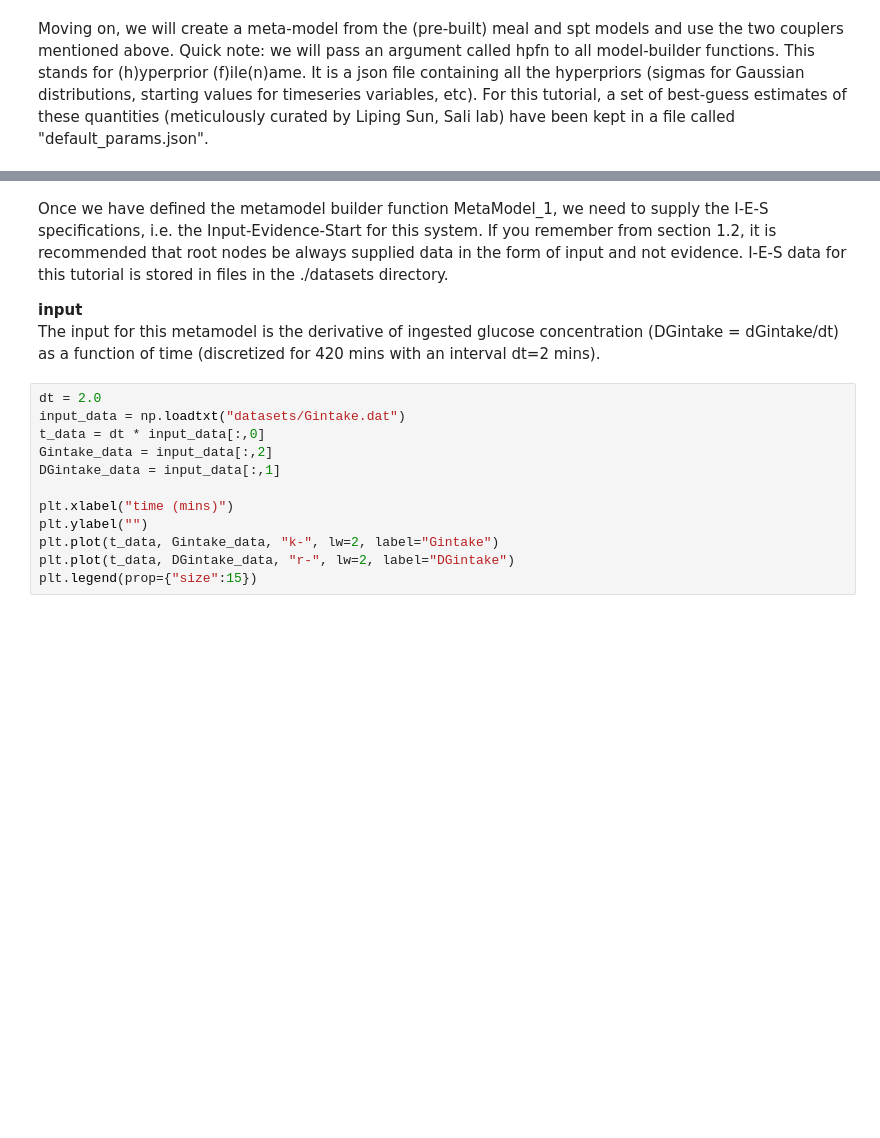
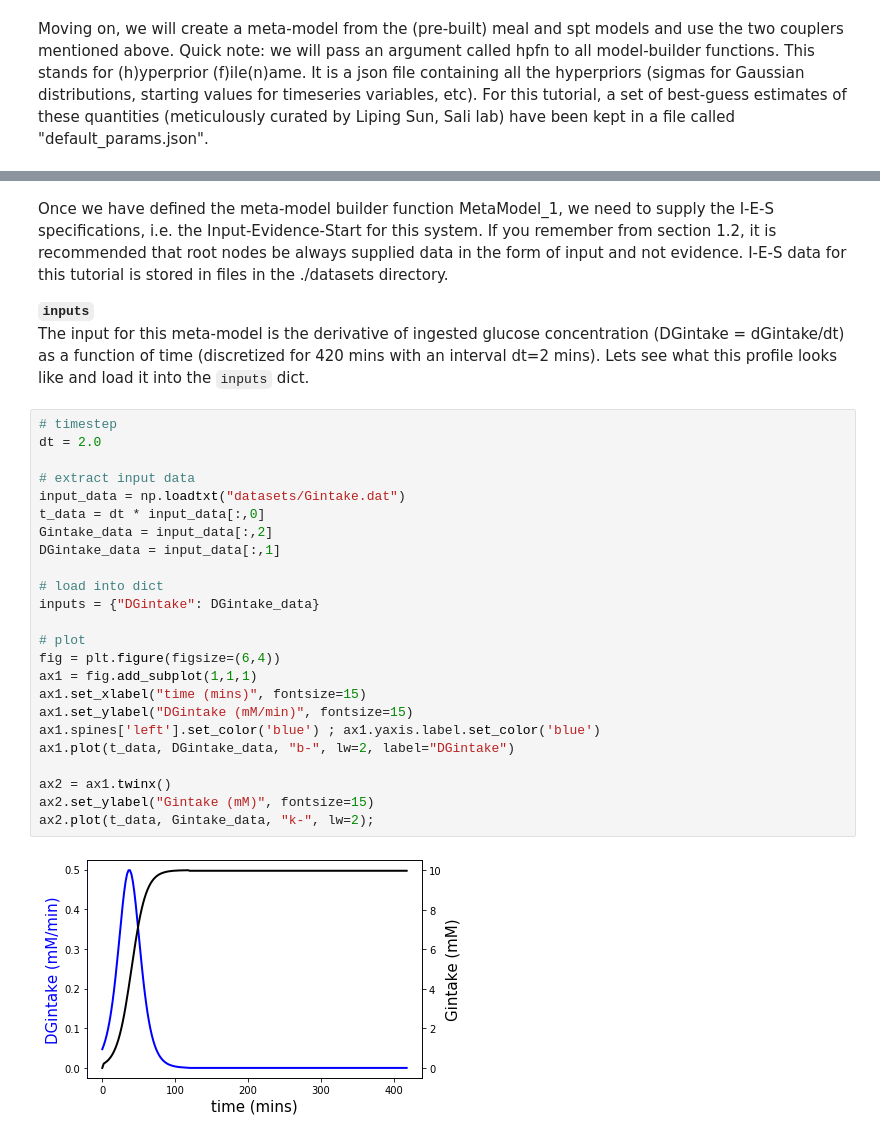
Before and after one commit to Tracyishere/Meta_Modeling_Demonstration_PBCC_2019, a Jupyter notebook: tutorial/tutorial.ipynb, the cells around one changed output, grey strips where cells are left out. Saved outputs shown, nothing was run; the diff lists cells and outputs as text; blank space fills up the shorter version.

````diff
--- a/tutorial/tutorial.ipynb
+++ b/tutorial/tutorial.ipynb
@@ -274,20 +289,34 @@ def MetaModel_1(name="meta_1", t=100,
     # put a token low value of sigma (almost noise-less)
     I = pm.Normal("I", mu=0.5*(meal.I + spt.I), sigma=0.01)
 # %% [markdown]
-Once we have defined the metamodel builder function MetaModel_1, we need to supply the I-E-S specifications, i.e. the Input-Evidence-Start for this system. If you remember from section 1.2, it is recommended that root nodes be always supplied data in the form of input and not evidence. I-E-S data for this tutorial is stored in files in the ./datasets directory.
+Once we have defined the meta-model builder function MetaModel_1, we need to supply the I-E-S specifications, i.e. the Input-Evidence-Start for this system. If you remember from section 1.2, it is recommended that root nodes be always supplied data in the form of input and not evidence. I-E-S data for this tutorial is stored in files in the ./datasets directory.
 
-<strong>input</strong>
+<strong>```inputs```</strong>
 <br></br>
-The input for this metamodel is the derivative of ingested glucose concentration (DGintake = dGintake/dt) as a function of time (discretized for 420 mins with an interval dt=2 mins).
+The input for this meta-model is the derivative of ingested glucose concentration (DGintake = dGintake/dt) as a function of time (discretized for 420 mins with an interval dt=2 mins). Lets see what this profile looks like and load it into the ```inputs``` dict.
-# %%
-dt = 2.0
-input_data = np.loadtxt("datasets/Gintake.dat")
-t_data = dt * input_data[:,0]
-Gintake_data = input_data[:,2]
-DGintake_data = input_data[:,1]
-
-plt.xlabel("time (mins)")
-plt.ylabel("")
-plt.plot(t_data, Gintake_data, "k-", lw=2, label="Gintake")
-plt.plot(t_data, DGintake_data, "r-", lw=2, label="DGintake")
-plt.legend(prop={"size":15})
+# %%
+# timestep
+dt = 2.0
+
+# extract input data
+input_data = np.loadtxt("datasets/Gintake.dat")
+t_data = dt * input_data[:,0]
+Gintake_data = input_data[:,2]
+DGintake_data = input_data[:,1]
+
+# load into dict
+inputs = {"DGintake": DGintake_data}
+
+# plot
+fig = plt.figure(figsize=(6,4))
+ax1 = fig.add_subplot(1,1,1)
+ax1.set_xlabel("time (mins)", fontsize=15)
+ax1.set_ylabel("DGintake (mM/min)", fontsize=15)
+ax1.spines['left'].set_color('blue') ; ax1.yaxis.label.set_color('blue')
+ax1.plot(t_data, DGintake_data, "b-", lw=2, label="DGintake")
+
+ax2 = ax1.twinx()
+ax2.set_ylabel("Gintake (mM)", fontsize=15)
+ax2.plot(t_data, Gintake_data, "k-", lw=2);
+# %% [output]
+[figure, added]
````
Also changed, not shown: parts of 40 cells of this notebook, 4 other files.
